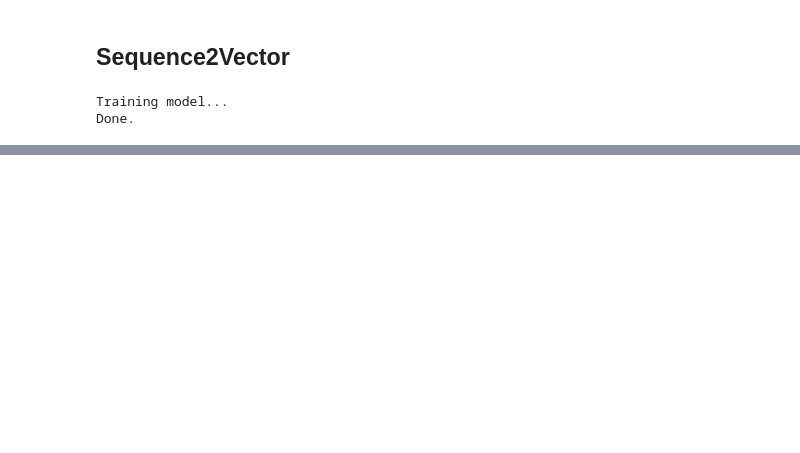
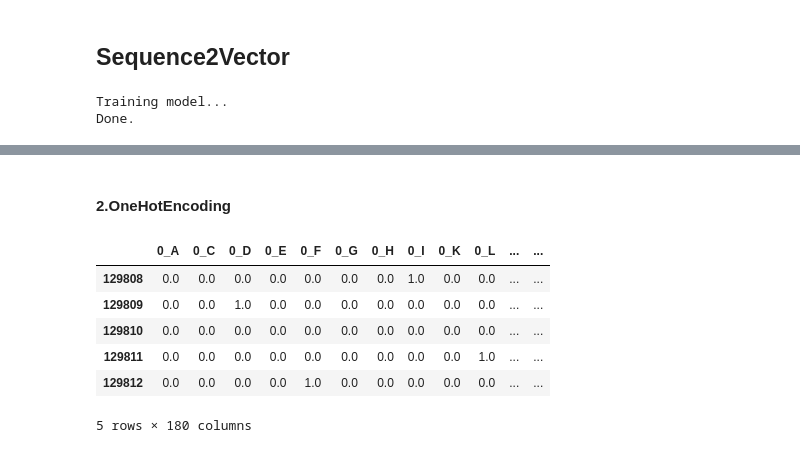
Before and after one commit to rudolphyo/MHystic, a Jupyter notebook: xgb.ipynb, the cells around one changed output, grey strips where cells are left out. Saved outputs shown, nothing was run; the diff lists cells and outputs as text; code cells hidden in the pictures; blank space fills up the shorter version.

```diff
--- a/xgb.ipynb
+++ b/xgb.ipynb
@@ -186 +173,14 @@ seq2vecNinemers.tail()
 5 rows × 180 columns
+# %% [markdown]
+#### 2.OneHotEncoding
+# %%
+OneHot9mers = to_one_hot(Bdata, 9)
+OneHot9mers.tail()
+# %% [output]
+|  | 0_A | 0_C | 0_D | 0_E | 0_F | 0_G | 0_H | 0_I | 0_K | 0_L | ... | ... |
+| 129808 | 0.0 | 0.0 | 0.0 | 0.0 | 0.0 | 0.0 | 0.0 | 1.0 | 0.0 | 0.0 | ... | ... |
+| 129809 | 0.0 | 0.0 | 1.0 | 0.0 | 0.0 | 0.0 | 0.0 | 0.0 | 0.0 | 0.0 | ... | ... |
+| 129810 | 0.0 | 0.0 | 0.0 | 0.0 | 0.0 | 0.0 | 0.0 | 0.0 | 0.0 | 0.0 | ... | ... |
+| 129811 | 0.0 | 0.0 | 0.0 | 0.0 | 0.0 | 0.0 | 0.0 | 0.0 | 0.0 | 1.0 | ... | ... |
+| 129812 | 0.0 | 0.0 | 0.0 | 0.0 | 1.0 | 0.0 | 0.0 | 0.0 | 0.0 | 0.0 | ... | ... |
+5 rows × 180 columns
```
Also changed, not shown: parts of 20 cells of this notebook.
